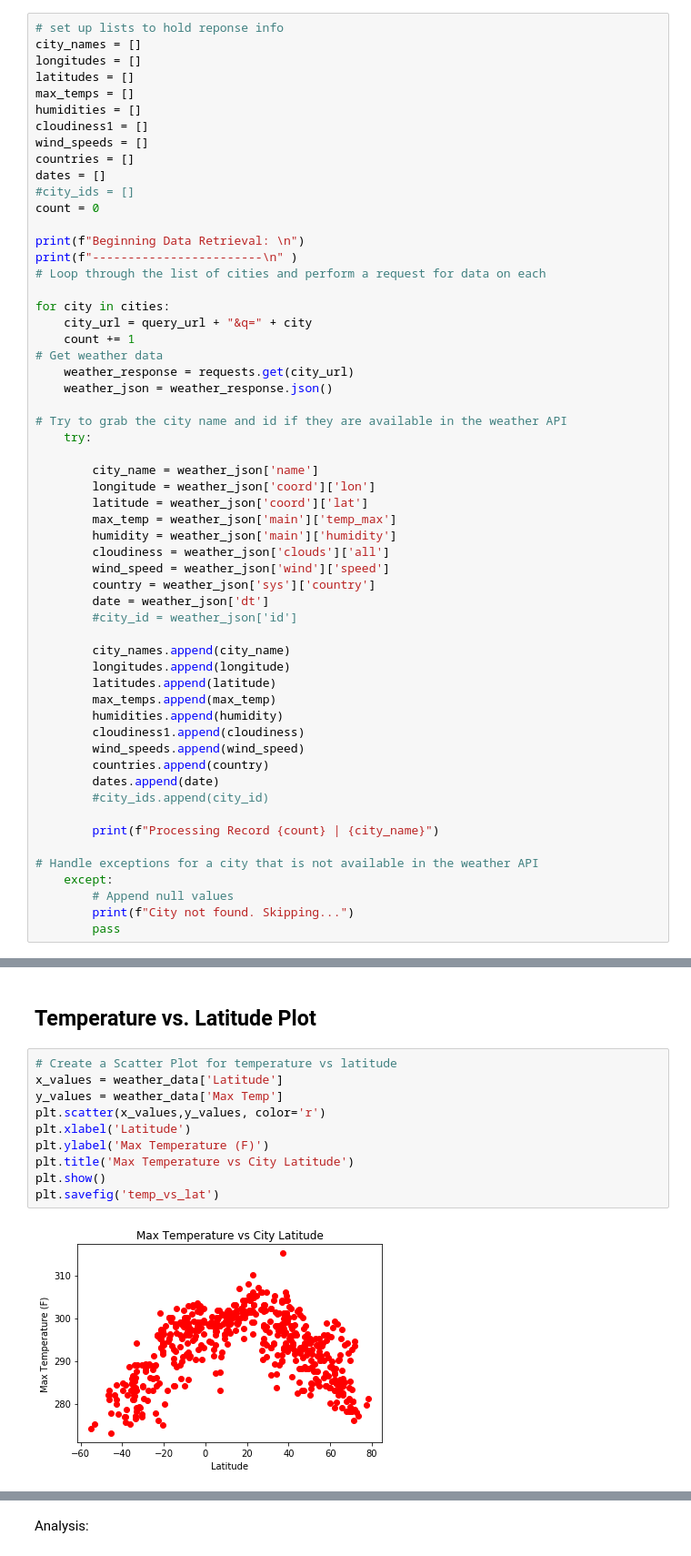
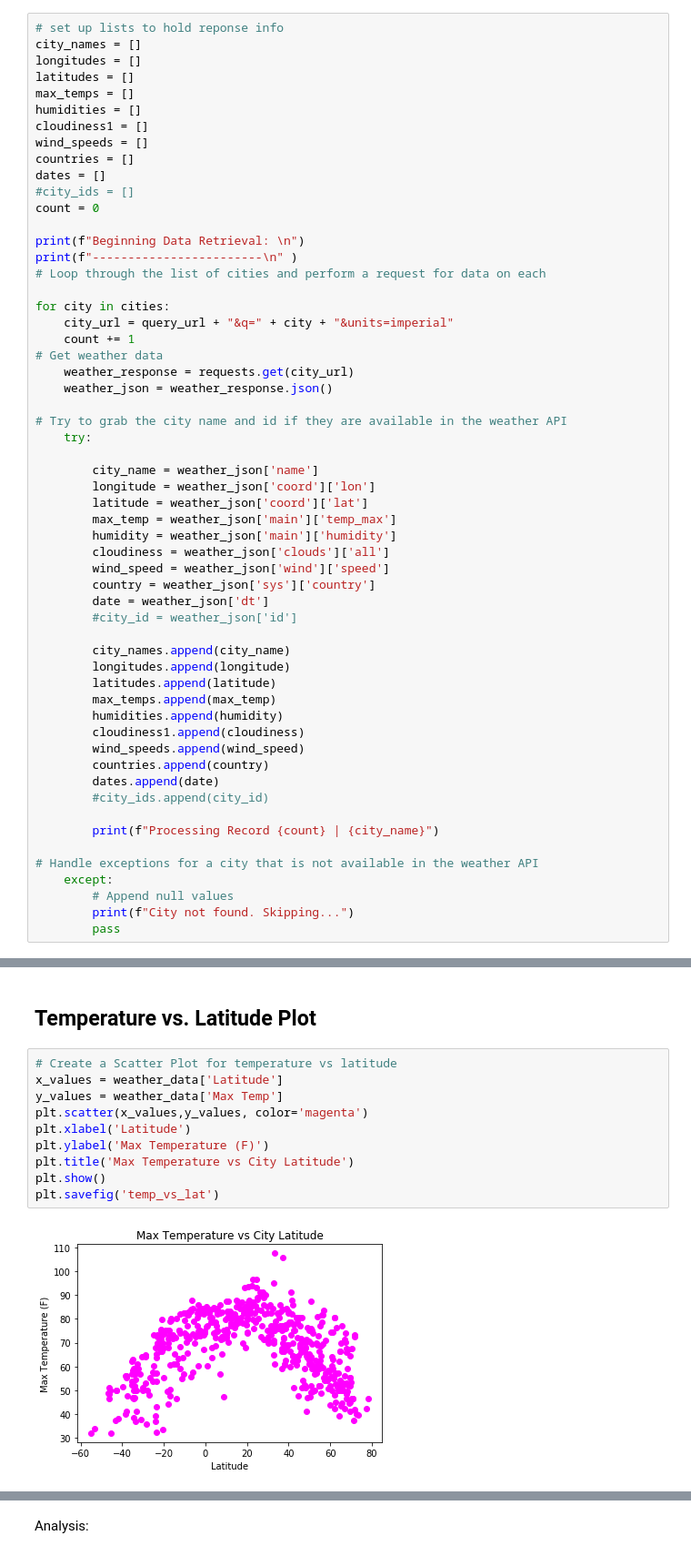
Before and after one commit to cdfencing/Python-API-Challenge, a Jupyter notebook: WeatherPy/WeatherPy.ipynb, the cells around one changed output, grey strips where cells are left out. Shown at 91% size. Saved outputs shown, nothing was run; the diff lists cells and outputs as text.

```diff
--- a/WeatherPy/WeatherPy.ipynb
+++ b/WeatherPy/WeatherPy.ipynb
@@ -85,7 +86,7 @@ print(f"------------------------\n" )
 # Loop through the list of cities and perform a request for data on each
 
 for city in cities:
-    city_url = query_url + "&q=" + city
+    city_url = query_url + "&q=" + city + "&units=imperial"
     count += 1
 # Get weather data
     weather_response = requests.get(city_url)
@@ -197,15 +198,15 @@ humidity_100plus
 # %%
 # Create a Scatter Plot for temperature vs latitude
 x_values = weather_data['Latitude']
 y_values = weather_data['Max Temp']
-plt.scatter(x_values,y_values, color='r')
+plt.scatter(x_values,y_values, color='magenta')
 plt.xlabel('Latitude')
 plt.ylabel('Max Temperature (F)')
 plt.title('Max Temperature vs City Latitude')
 plt.show()
 plt.savefig('temp_vs_lat')
 # %% [output]
-[figure, old version]
+[figure, new version]
 <Figure size 432x288 with 0 Axes>
 # %% [markdown]
 Analysis:
```
Also changed, not shown: parts of 11 cells of this notebook, 1 other file.
